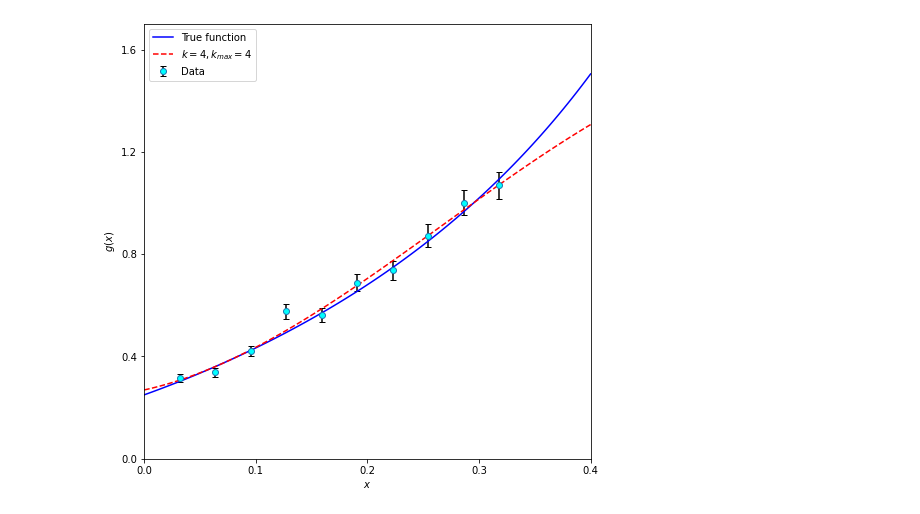
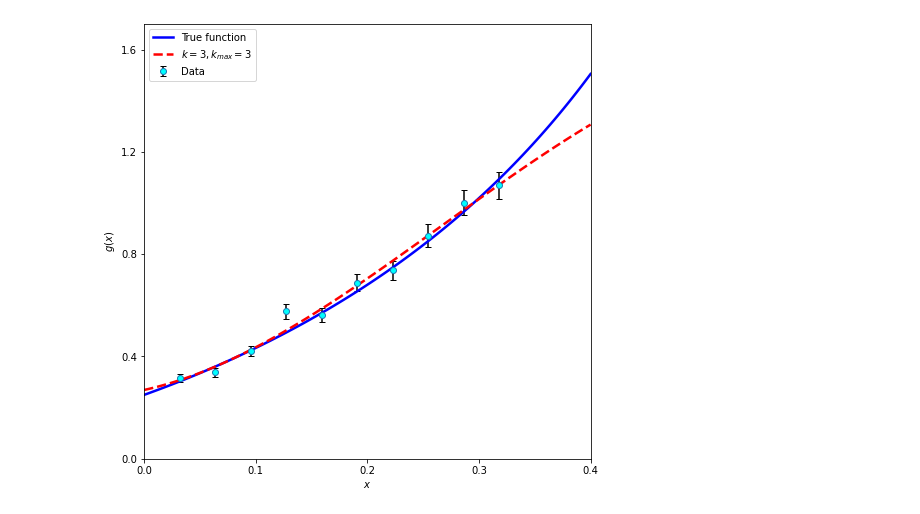
Before and after one commit to vicorGUS/Project1, a Jupyter notebook: Project1_Folder/Project1.ipynb, the cells around one changed output. Cells and saved outputs as stored; diff of their text form; code cells hidden in the pictures.

```diff
--- a/Project1_Folder/Project1.ipynb
+++ b/Project1_Folder/Project1.ipynb
@@ -28,7 +28,7 @@ def log_prior_gauss(a, abar=5):
 
 def g(a, x, k):
     g = 0
-    for i in range(k):
+    for i in range(k+1):
         g += a[i] * x**i
     return g
 
@@ -47,10 +47,11 @@ def log_posterior_uni(a, x, y, sigma):
 def log_posterior_gauss(a, x, y, sigma):
     return log_prior_gauss(a, k) + log_likelihood(a, x, y, sigma)
 # %%
-k = 4
-theta_start = np.zeros(k)
+k = 3     # Order of Taylor_Polynomial, 3 for Corner plots, 4 for correct Fig 3&4
+
+# For Extra task, set k to kmax and exctract terms "a_i" up to order k
 
 fun = lambda *args: -log_likelihood(*args)
-initial = theta_start + 0.1 * np.random.randn(k)
-sol = minimize(fun, initial, args=(x, y, sigma))
+initial = np.zeros(k+1) + 0.1 * np.random.randn(k+1)
+sol = least_squares(fun, initial, args=(x, y, sigma))
 # %%
@@ -88,17 +89,18 @@ fig = corner.corner(flat_samples_gauss, labels=labels, titles=labels, show_title
 # %%
 fig = plt.figure(figsize=(8, 8))
 plt.errorbar(x, y, (sigma), fmt="o", label="Data", ecolor="black", capsize=3.0, mfc='aqua')
 plt.xlim(0.0, 0.4)
 plt.xticks(np.linspace(0.0, 0.4, 5))
 plt.xlabel(r"$x$")
 plt.ylim(0.0, 1.7)
 plt.yticks(np.linspace(0.0, 1.6, 5))
 plt.ylabel(r"$g(x)$")
 x_range = np.linspace(0.0, 0.4, 100)
 func = ((1 / 2) + np.tan(np.pi/2 * x_range))**2
-plt.plot(x_range, func, label=r"True function", color="b")
+plt.plot(x_range, func, label=r"True function", color="b", lw=2.5)
 a = sol.x
-plt.plot(x_range, g(a, x_range, k=4), 'r--', label=r"$k=4, k_{max}=4$")
+apprx = g(a, x_range, k)
+plt.plot(x_range, apprx, 'r--', label=f"$k={k}, k_"r"{max}="f"{k}$", lw=2.5)
 plt.legend(loc='upper left');
 # %% [output]
-[figure, old version]
+[figure, new version]
```
Also changed, not shown: parts of 8 cells of this notebook.
